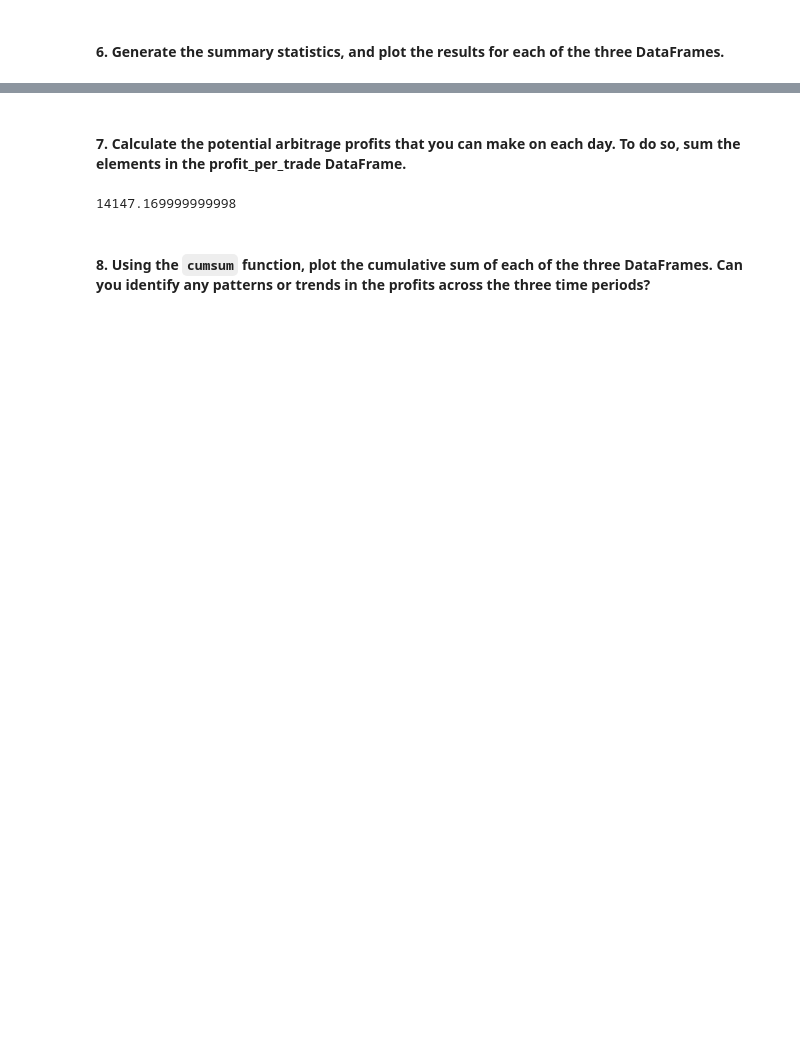
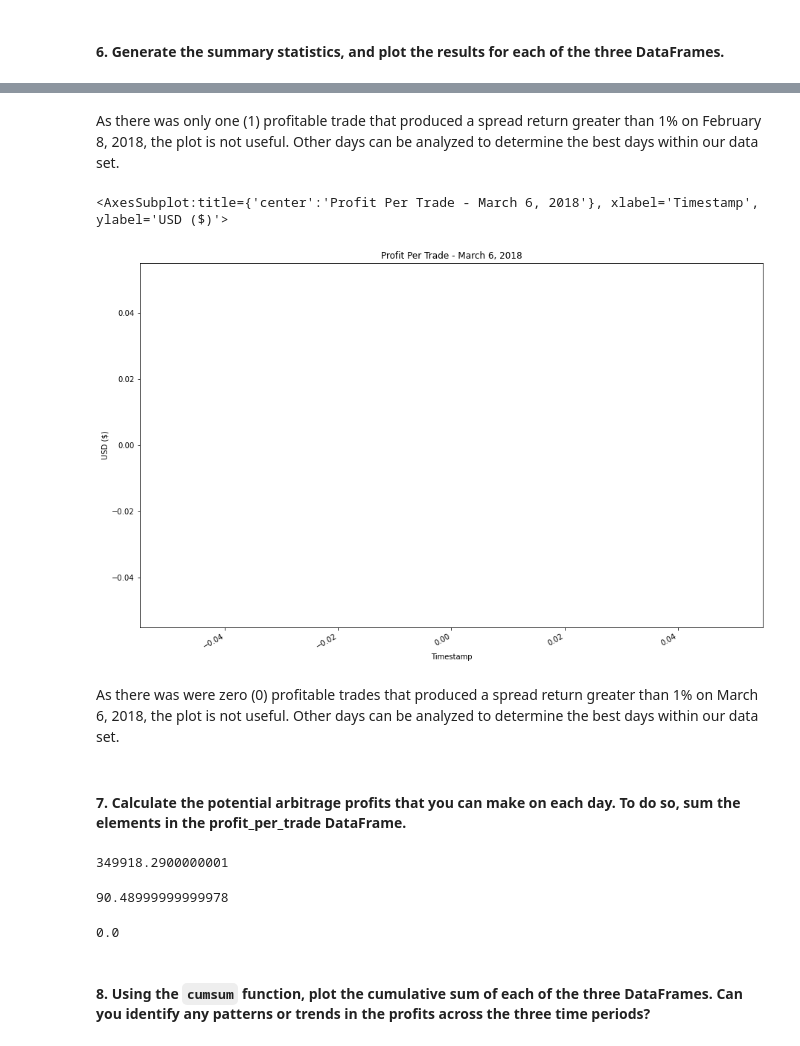
Before and after one commit to jpweldon/Module_3_Challenge, a Jupyter notebook: crypto_arbitrage.ipynb, the cells around one changed output, grey strips where cells are left out. Cells and saved outputs as stored; diff of their text form; code cells hidden in the pictures; blank space fills up the shorter version.

```diff
--- a/crypto_arbitrage.ipynb
+++ b/crypto_arbitrage.ipynb
@@ -591,0 +643,7 @@ Name: Close, dtype: float64
+# %%
+# # For the date late in the dataset, calculate the spread returns by dividing the instances when the arbitrage spread is positive (> 0)
+# by the price of Bitcoin from the exchange you are buying on (the lower-priced exchange).
+spread_return_late = arbitrage_spread_late[arbitrage_spread_late>0] / coinbase_sliced.loc['2018-03-06']
+
+# Review the spread return DataFrame
+spread_return_late
@@ -608,0 +711,5 @@ Name: Close, dtype: float64
+# %%
+# For the date early in the dataset, determine the number of times your trades with positive returns
+# exceed the 1% minimum threshold (.01) that you need to cover your costs
+profitable_trades_late = spread_return_late[spread_return_late > 0.01]
+len(profitable_trades_late)
@@ -650,0 +817,10 @@ Name: Close, Length: 73, dtype: float64
+# %%
+# For the date late in the dataset, calculate the potential profit per trade in dollars
+# Multiply the profitable trades by the cost of the Bitcoin that was purchased
+profit_late = profitable_trades_late * coinbase_sliced.loc['2018-03-06']
+
+# Drop any missing values from the profit DataFrame
+profit_per_trade_late = profit_late.dropna()
+
+# View the early profit DataFrame
+profit_per_trade_late
@@ -672,10 +882,30 @@ Name: Close, dtype: float64
+# %% [markdown]
+As there was only one (1) profitable trade that produced a spread return greater than 1% on February 8, 2018, the plot is not useful. Other days can be analyzed to determine the best days within our data set.
+# %%
+# Plot the results for the late profit per trade DataFrame
+profit_per_trade_late.plot(figsize=(15, 10), title='Profit Per Trade - March 6, 2018', color='blue', ylabel='USD ($)')
+# %% [output]
+<AxesSubplot:title={'center':'Profit Per Trade - March 6, 2018'}, xlabel='Timestamp', ylabel='USD ($)'>
+[figure, added]
+# %% [markdown]
+As there was were zero (0) profitable trades that produced a spread return greater than 1% on March 6, 2018, the plot is not useful. Other days can be analyzed to determine the best days within our data set.
 # %% [markdown]
 #### 7. Calculate the potential arbitrage profits that you can make on each day. To do so, sum the elements in the profit_per_trade DataFrame.
 # %%
 # Calculate the sum of the potential profits for the early profit per trade DataFrame
-# YOUR CODE HERE
+profit_per_trade_early.sum()
 # %% [output]
-14147.169999999998
+349918.2900000001
+# %%
+# Calculate the sum of the potential profits for the middle profit per trade DataFrame
+profit_per_trade_middle.sum()
+# %% [output]
+90.48999999999978
+# %%
+# Calculate the sum of the potential profits for the late profit per trade DataFrame
+profit_per_trade_late.sum()
+# %% [output]
+0.0
 # %% [markdown]
 #### 8. Using the `cumsum` function, plot the cumulative sum of each of the three DataFrames. Can you identify any patterns or trends in the profits across the three time periods?
 # %%
```
Also changed, not shown: parts of 38 cells of this notebook, 1 other file.
